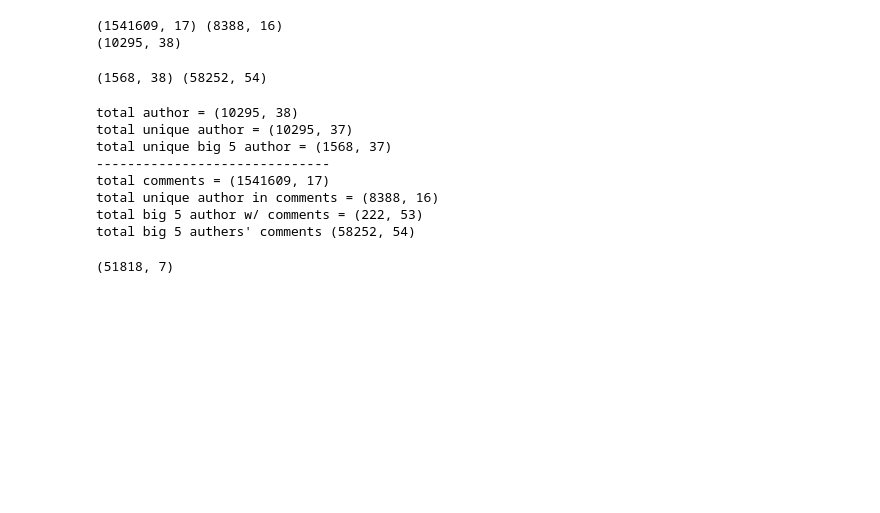
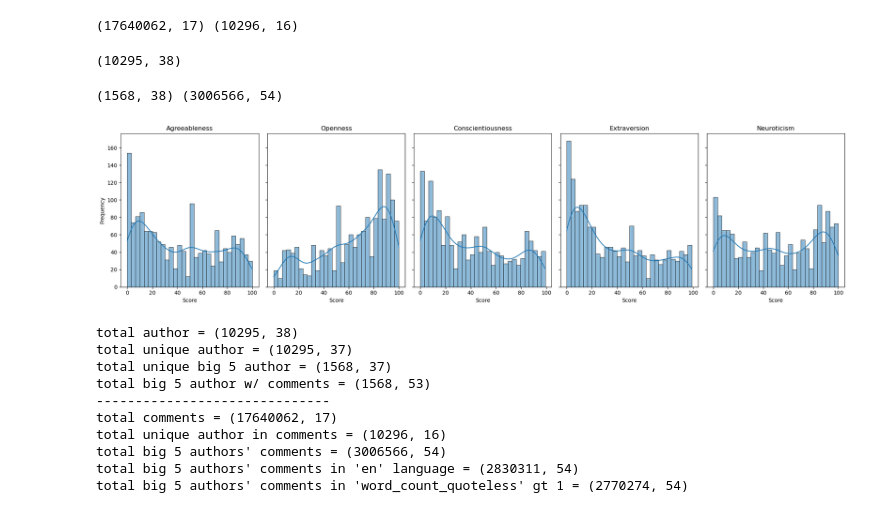
Before and after one commit to JulinaM/PersonaClassifier, a Jupyter notebook: data/pandora/convert_pandora_to_big5.ipynb, the cells around one changed output. Saved outputs shown, nothing was run; the diff lists cells and outputs as text; code cells hidden in the pictures; blank space fills up the shorter version.

```diff
--- a/data/pandora/convert_pandora_to_big5.ipynb
+++ b/data/pandora/convert_pandora_to_big5.ipynb
@@ -2,8 +2,12 @@
 import pandas as pd
 import numpy
 import csv
+import matplotlib.pyplot as plt
+import seaborn as sns
+import numpy as np
 pd.options.display.max_rows = 10
 pd.options.display.float_format = "{:.1f}".format
+big_5_traits = ['agreeableness', 'openness', 'conscientiousness', 'extraversion','neuroticism']
 # %%
 
 # df = pd.read_csv('all_comments_since_2015.csv', error_bad_lines=False, warn_bad_lines=True)
@@ -12,49 +16,60 @@ pd.options.display.float_format = "{:.1f}".format
 # df = pd.read_csv('all_comments_since_2015.csv', engine='python')
 # df = pd.read_csv('all_comments_since_2015.csv', quoting=csv.QUOTE_NONE)
 # %%
-def handle_bad_line(bad_line):
-    print(f"Bad line: {bad_line}")
-    return None  # Returning None will skip the bad line
-c_df = pd.read_csv('all_comments_since_2015.csv', on_bad_lines='skip', engine='python')
-a_df = pd.read_csv('./author_profiles.csv')
-
-print(c_df.shape, c_df.groupby('author').nunique().shape)
-print(a_df.shape)
+# c_df = pd.read_csv('all_comments_since_2015.csv', on_bad_lines='skip', engine='python')
+c_df = pd.read_csv('tmp/all_comments_since_2015.csv')
+total_comments = c_df.shape
+unique_author_comments = c_df.groupby('author').nunique().shape
+print(total_comments, unique_author_comments)
 # %% [output]
-(1541609, 17) (8388, 16)
-(10295, 38)
+(17640062, 17) (10296, 16)
+# %%
+a_df = pd.read_csv('./author_profiles.csv')
+total_authors = a_df.shape
+print(total_authors)
+# %% [output]
+(10295, 38)
 # %%
-big_5_a_df = a_df.dropna(subset=['agreeableness', 'openness', 'conscientiousness', 'extraversion','neuroticism'])
-# big_5_a_df.head(2)[['author', 'mbti', 'type', 'agreeableness', 'openness', 'conscientiousness', 'extraversion', 'neuroticism',  'num_comments', 'en_comments', 'is_female', 'is_female_pred', 'is_female_proba']]
-# big_5_a_df.groupby('mbti').size()
+big_5_a_df = a_df.dropna(subset=big_5_traits)
 all_df = pd.merge(c_df, big_5_a_df, on='author', how='inner')
-# all_df = all_df[all_df['lang'] =='en']
 print(big_5_a_df.shape, all_df.shape)
 # %% [output]
-(1568, 38) (58252, 54)
+(1568, 38) (3006566, 54)
+# %%
+fig, axes = plt.subplots(1, 5, figsize=(20, 5), sharey=True)
+for i, trait in enumerate(big_5_traits):
+    sns.histplot(big_5_a_df[trait], kde=True, bins=30, ax=axes[i])
+    axes[i].set_title(f'{trait.capitalize()}')
+    axes[i].set_xlabel('Score')
+    if i == 0:
+        axes[i].set_ylabel('Frequency')
+plt.tight_layout()
+# plt.set_title('Distribution')
+plt.show()
+# %% [output]
+[figure, added]
 # %%
 print(f"total author = {a_df.shape}")
 print(f"total unique author = {a_df.groupby('author').nunique().shape}")
 print(f"total unique big 5 author = {big_5_a_df.groupby('author').nunique().shape}")
+print(f"total big 5 author w/ comments = {all_df.groupby('author').nunique().shape}")
+
 print(30*"-")
 print(f"total comments = {c_df.shape}")
 print(f"total unique author in comments = {c_df.groupby('author').nunique().shape}")
-print(f"total big 5 author w/ comments = {all_df.groupby('author').nunique().shape}")
-print(f"total big 5 authers' comments {all_df.shape}")
+print(f"total big 5 authors' comments = {all_df.shape}")
+df = all_df[all_df['lang'] =='en']
+print(f"total big 5 authors' comments in 'en' language = {df.shape}")
+df = df[df['word_count_quoteless']>1]
+print(f"total big 5 authors' comments in 'word_count_quoteless' gt 1 = {df.shape}")
 # %% [output]
 total author = (10295, 38)
 total unique author = (10295, 37)
 total unique big 5 author = (1568, 37)
+total big 5 author w/ comments = (1568, 53)
 ------------------------------
-total comments = (1541609, 17)
-total unique author in comments = (8388, 16)
-total big 5 author w/ comments = (222, 53)
-total big 5 authers' comments (58252, 54)
+total comments = (17640062, 17)
+total unique author in comments = (10296, 16)
+total big 5 authors' comments = (3006566, 54)
+total big 5 authors' comments in 'en' language = (2830311, 54)
+total big 5 authors' comments in 'word_count_quoteless' gt 1 = (2770274, 54)
-# %%
-df = all_df[all_df['lang'] =='en']
-df = df[df['word_count_quoteless']>1]
-s = df[['author', 'body', 'agreeableness', 'openness', 'conscientiousness', 'extraversion', 'neuroticism']]
-s= s.rename(columns= {'author':'#AUTHID', 'body': 'STATUS'})
-s.shape
-# %% [output]
-(51818, 7)
```
Also changed, not shown: parts of 19 cells of this notebook, 3 other files.
